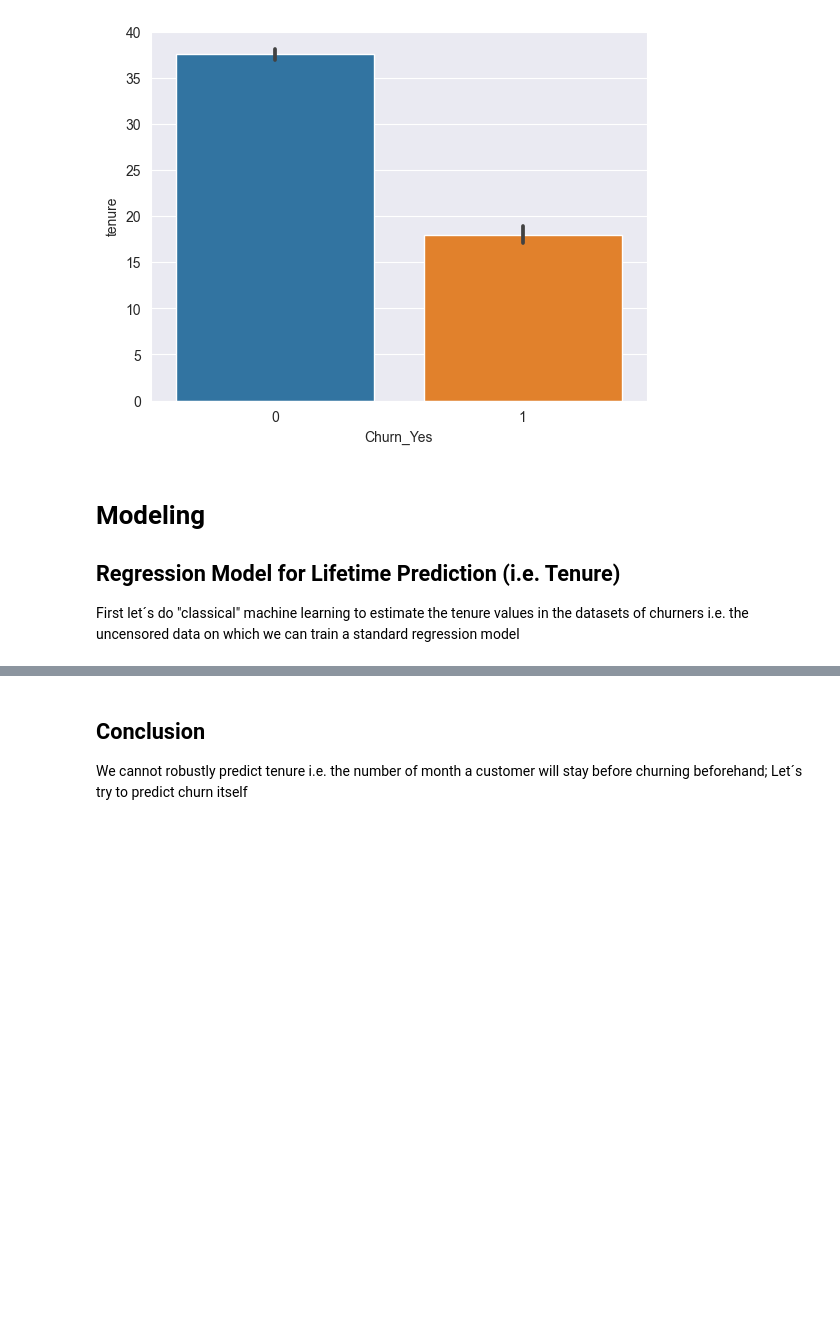
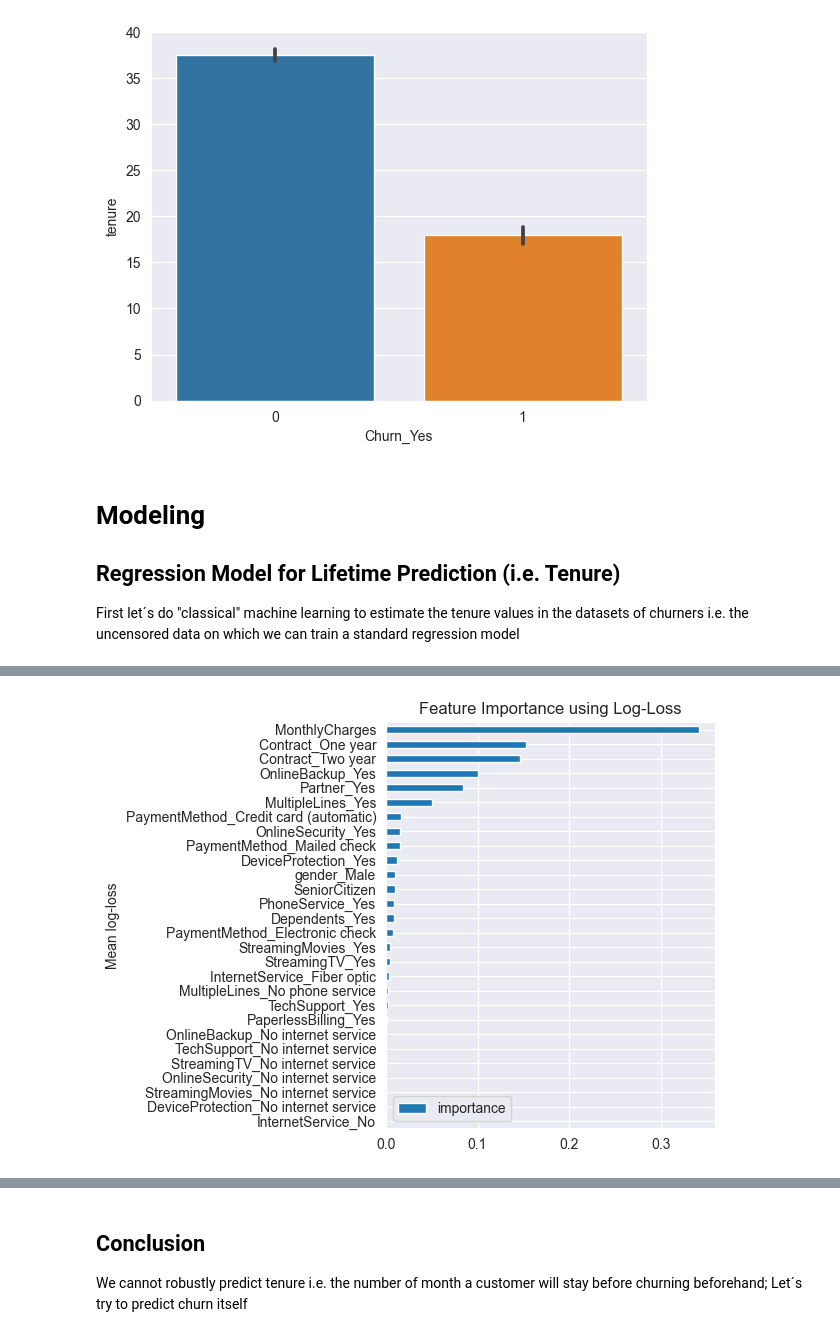
Before and after one commit to Sebastian1981/CBM_Survival_Analysis, a Jupyter notebook: poc.ipynb, the cells around one changed output, grey strips where cells are left out. Saved outputs shown, nothing was run; the diff lists cells and outputs as text; code cells hidden in the pictures; blank space fills up the shorter version.

```diff
--- a/poc.ipynb
+++ b/poc.ipynb
@@ -158,8 +158,32 @@ class LifetimeRegressionModel:
         print('c-index on train set: {:.2f}'.format(concordance_index(event_times=self.y_train, predicted_scores=self.model.predict(self.X_train))))
         print('c-index on test set: {:.2f}'.format(concordance_index(event_times=self.y_test, predicted_scores=self.model.predict(self.X_test))))
 
-    def visualize_model_prediction(self):
-        plt.scatter(x=self.y_test, y=lrm.model.predict(self.X_test))
+    def plot_feature_importance(self):
+        importances = self.model.feature_importances_
+        forest_importances = pd.Series(importances, index=self.features)
+        forest_importances = pd.DataFrame(data=forest_importances, columns=['importance']).sort_values(by='importance', ascending=True)
+        fig, ax = plt.subplots()
+        forest_importances.plot.barh(ax=ax)
+        ax.set_title("Feature Importance using Log-Loss")
+        ax.set_ylabel("Mean log-loss")
+        fig.tight_layout()
+
+    def plot_shap_feature_importance(self, plot_type: str):
+        """plot_type can be 'bar' or 'violin'"""
+        explainer = shap.TreeExplainer(
+            model = self.model,
+            data = self.X_test,
+            feature_perturbation = "interventional",
+            model_output='raw')
+        shap_values = explainer.shap_values(self.X_test, check_additivity=True)
+        shap.summary_plot(
+            shap_values=shap_values,
+            features=self.X_test,
+            plot_type=plot_type
+        )
+
+    def plot_model_prediction(self):
+        plt.scatter(x=self.y_test, y=self.model.predict(self.X_test))
         plt.plot([min(self.y_test), max(self.y_test)], [min(self.y_test), max(self.y_test)], color='red', linestyle='--')
         plt.title('Tenure: Predicted vs Actual')
         plt.xlabel('actual tenure [month]')
@@ -202,0 +216,5 @@ NameError: name 'reg' is not defined
+# %%
+# plot feature importance
+lrm.plot_feature_importance()
+# %% [output]
+[figure, added]
```
Also changed, not shown: parts of 6 cells of this notebook.
